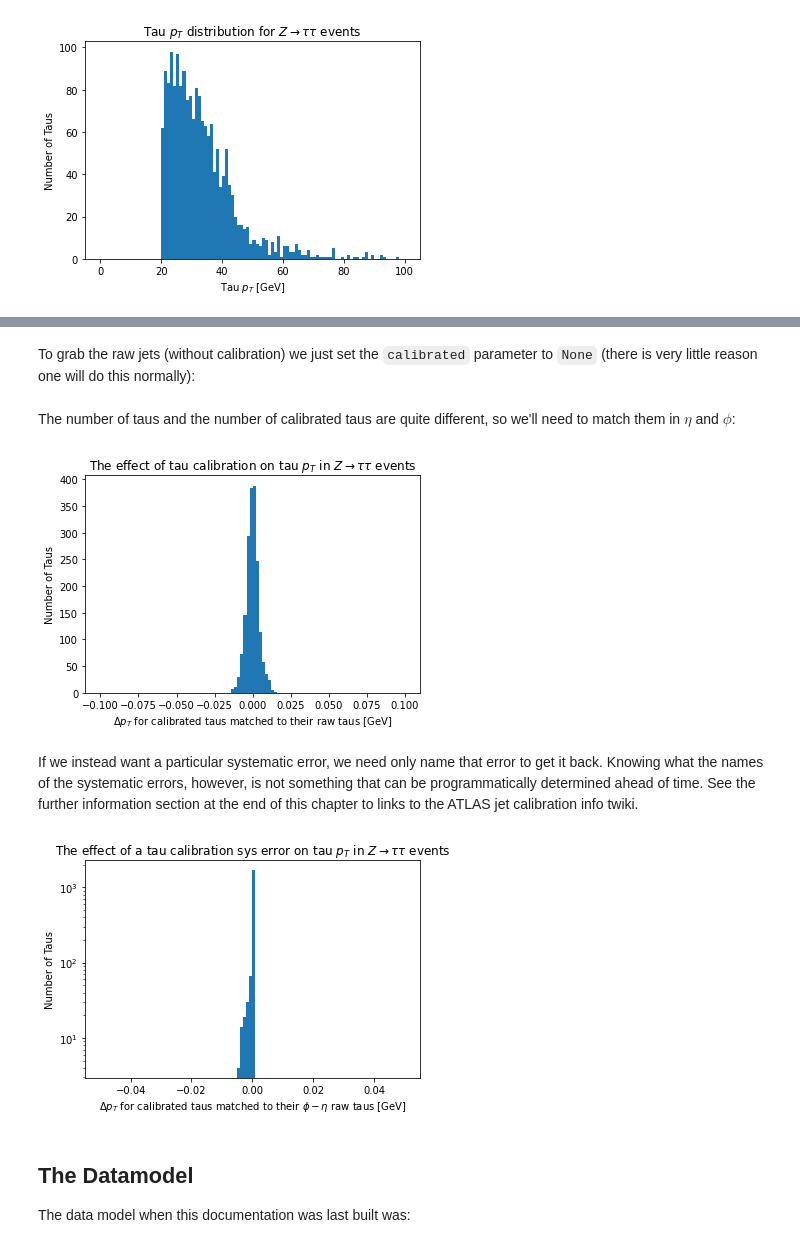
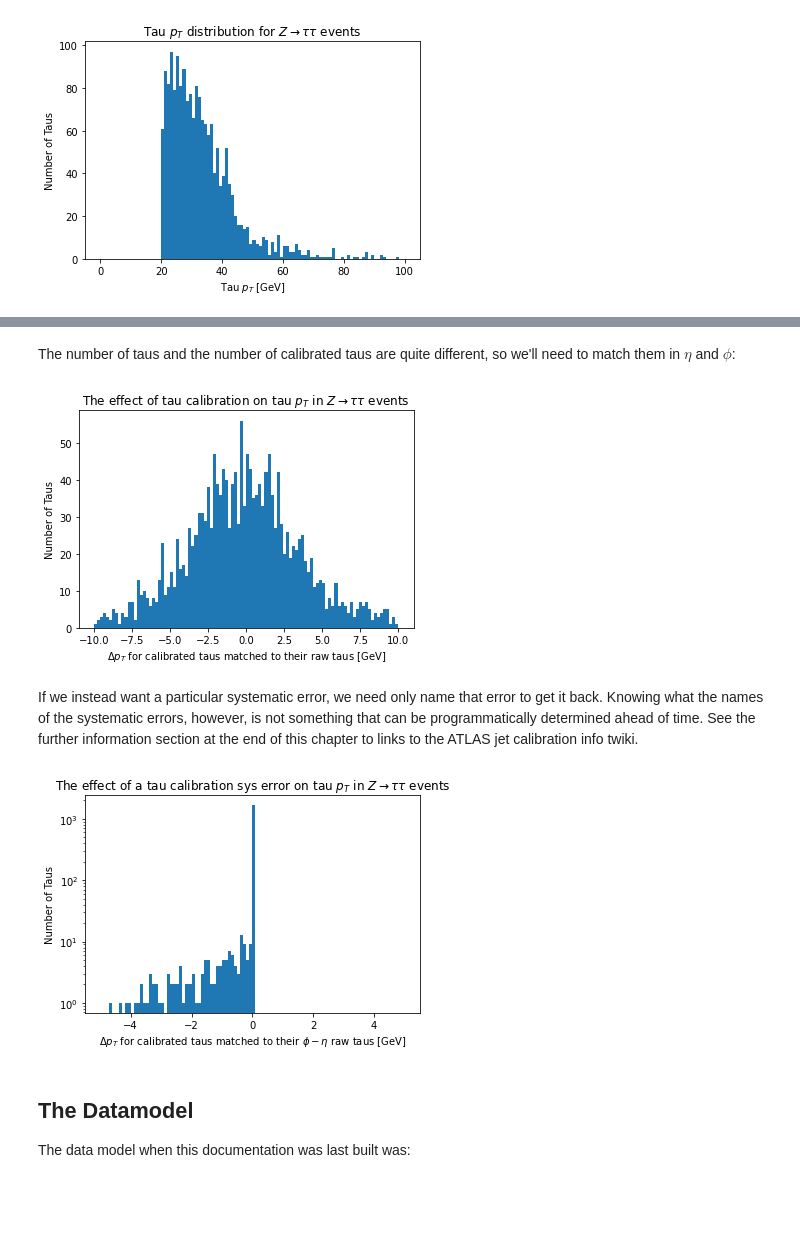
Before and after one commit to gordonwatts/xaod_usage, a Jupyter notebook: book/chapters/taus.ipynb, the cells around one changed output, grey strips where cells are left out. Saved outputs shown, nothing was run; the diff lists cells and outputs as text; code cells hidden in the pictures; blank space fills up the shorter version.

```diff
--- a/book/chapters/taus.ipynb
+++ b/book/chapters/taus.ipynb
@@ -16,8 +18,12 @@ Found backend type matching "xaod". Matching by type is depreciated. Please swit
 By default we fetch tau-jets from the `Tight` working point (you can change the working point by passing the `working_point` argument).
 # %%
 taus = (ds
-        .SelectMany(lambda e: e.TauJets("TauJets"))
-        .Select(lambda t: t.pt() / 1000.0)
-        .AsAwkwardArray('tau_pt')
+        .Select(lambda e: e.TauJets())
+        .Select(lambda ts: {
+            'pt': [t.pt()/1000.0 for t in ts],
+            'eta': [t.eta() for t in ts],
+            'phi': [t.phi() for t in ts],
+        })
+        .AsAwkwardArray()
         .value())
 # %%
@@ -39,36 +42,24 @@ Because we want to do a comparison, and the tau corrections change the number of
 # %%
-taus = (ds
-        .Select(lambda e: e.TauJets("TauJets"))
-        .Select(lambda taus: {
-            'pt': taus.Select(lambda t: t.pt() / 1000.0),
-            'eta': taus.Select(lambda t: t.eta()),
-            'phi': taus.Select(lambda t: t.phi()),
-        })
-        .AsAwkwardArray()
-        .value())
+raw_taus = (ds
+            .Select(lambda e: e.TauJets(uncalibrated_collection="TauJets"))
+            .Select(lambda ts: {
+                'pt': [t.pt()/1000.0 for t in ts],
+                'eta': [t.eta() for t in ts],
+                'phi': [t.phi() for t in ts],
+            })
+            .AsAwkwardArray()
+            .value())
-# %% [markdown]
-To grab the raw jets (without calibration) we just set the `calibrated` parameter to `None` (there is very little reason one will do this normally):
-# %%
-raw_taus = (ds
-            .Select(lambda e: e.TauJets("TauJets", calibration=None))
-            .Select(lambda taus: {
-                'pt': taus.Select(lambda t: t.pt() / 1000.0),
-                'eta': taus.Select(lambda t: t.eta()),
-                'phi': taus.Select(lambda t: t.phi()),
-            })
-            .AsAwkwardArray()
-            .value())
 # %% [markdown]
 The number of taus and the number of calibrated taus are quite different, so we'll need to match them in $\eta$ and $\phi$:
 # %%
 raw_taus_matched = match_objects(taus, raw_taus)
 # %%
-plt.hist(ak.flatten(taus.pt-raw_taus_matched.pt)/1000.0, bins=100, range=(-0.1, 0.1))
+plt.hist(ak.flatten(taus.pt-raw_taus_matched.pt), bins=100, range=(-10, 10))
 plt.xlabel('$\Delta p_T$ for calibrated taus matched to their raw taus [GeV]')
 plt.ylabel('Number of Taus')
 _ = plt.title('The effect of tau calibration on tau $p_T$ in $Z\\rightarrow \\tau\\tau$ events')
 # %% [output]
-[figure, old version]
+[figure, new version]
 # %% [markdown]
 If we instead want a particular systematic error, we need only name that error to get it back. Knowing what the names of the systematic errors, however, is not something that can be programmatically determined ahead of time. See the further information section at the end of this chapter to links to the ATLAS jet calibration info twiki.
 # %%
@@ -84,13 +75,13 @@ sys_taus = (ds
 # %%
 sys_taus_matched = match_objects(taus, sys_taus)
 # %%
-plt.hist(ak.flatten(taus.pt-sys_taus_matched.pt)/1000.0, bins=100, range=(-0.05, 0.05))
-plt.xlabel('$\Delta p_T$ for calibrated taus matched to their $\phi-\eta$ raw taus [GeV]')
+plt.hist(ak.flatten(taus.pt-sys_taus_matched.pt), bins=100, range=(-5, 5))
+plt.xlabel(r'$\Delta p_T$ for calibrated taus matched to their $\phi-\eta$ raw taus [GeV]')
 plt.ylabel('Number of Taus')
 plt.yscale('log')
-_ = plt.title('The effect of a tau calibration sys error on tau $p_T$ in $Z\\rightarrow \\tau\\tau$ events')
+_ = plt.title(r'The effect of a tau calibration sys error on tau $p_T$ in $Z\rightarrow \tau\tau$ events')
 # %% [output]
-[figure, old version]
+[figure, new version]
 # %% [markdown]
 ## The Datamodel
 
```
Also changed, not shown: parts of 7 cells of this notebook, 1 other file.
